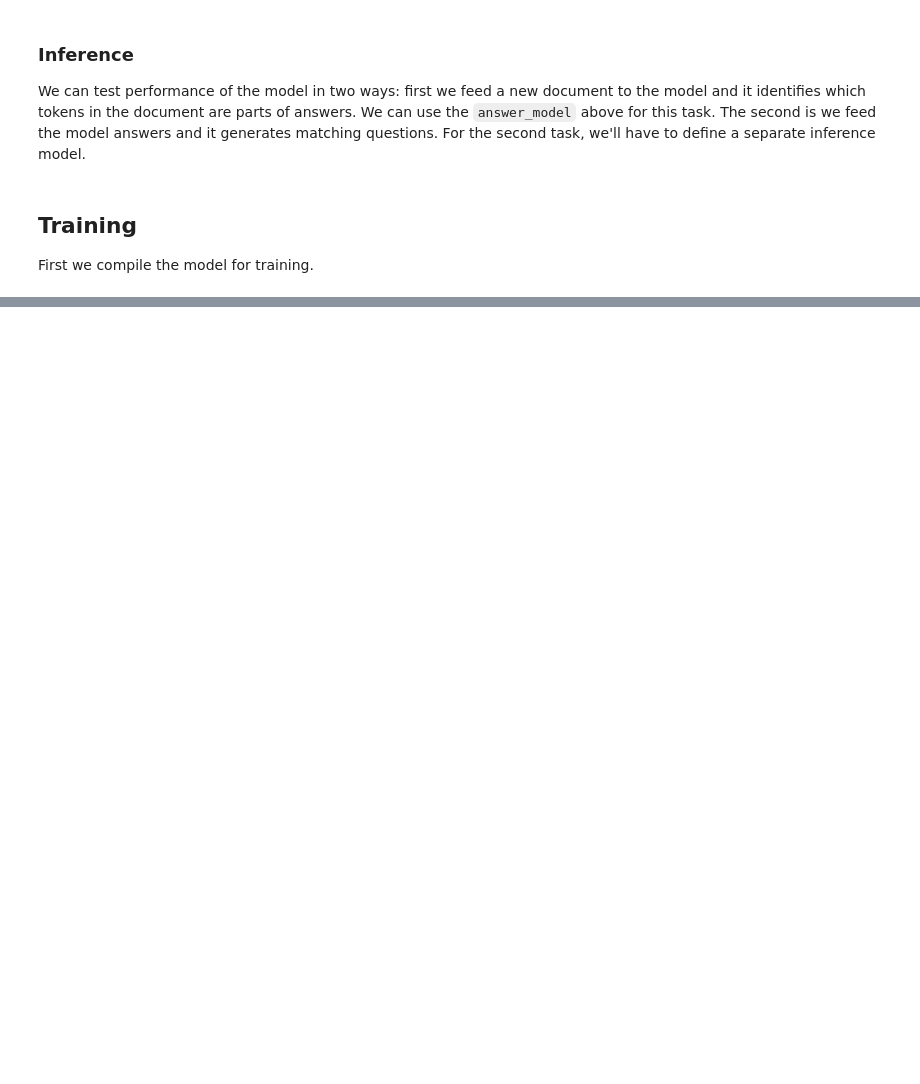
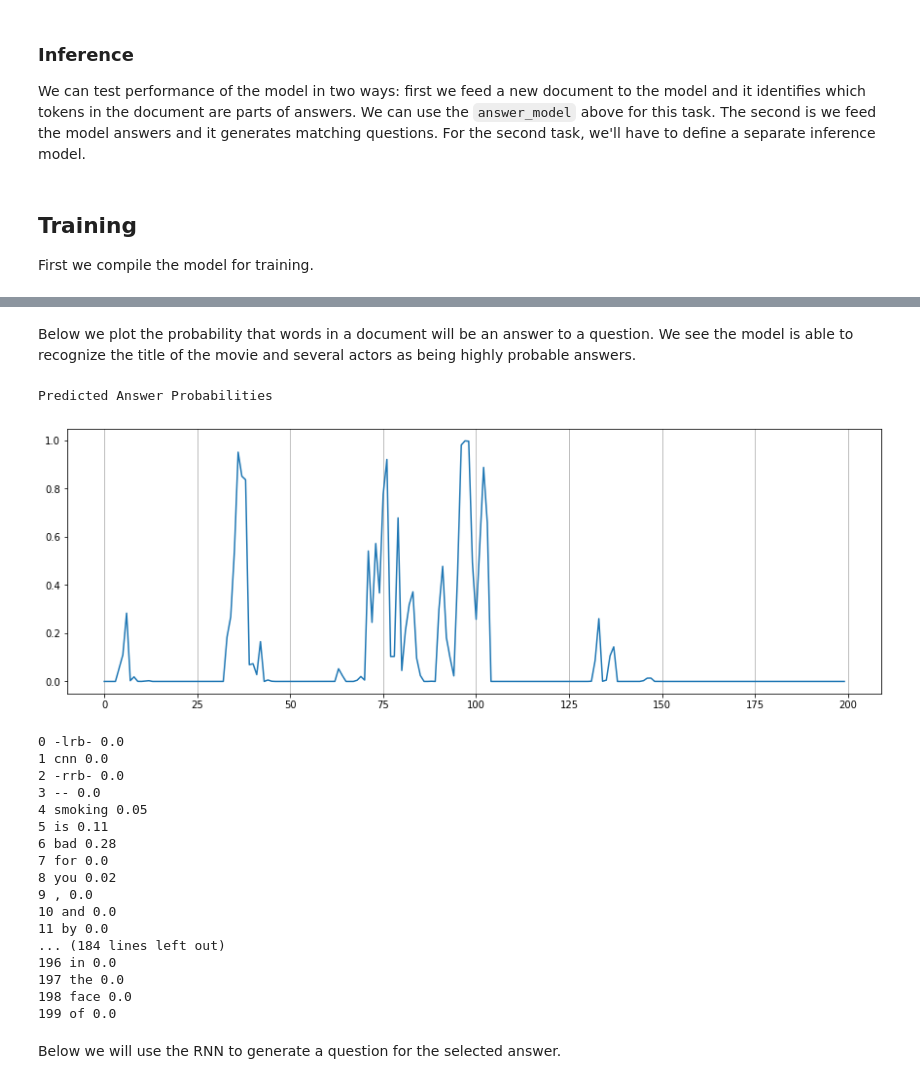
Before and after one commit to DCtheTall/generative-deep-learning, a Jupyter notebook: 6-write/QAGenerator.ipynb, the cells around one changed output, grey strips where cells are left out. Saved outputs shown, nothing was run; the diff lists cells and outputs as text; code cells hidden in the pictures; blank space fills up the shorter version.

Commit message:
finish QA generator model

```diff
--- a/6-write/QAGenerator.ipynb
+++ b/6-write/QAGenerator.ipynb
@@ -530,0 +531,65 @@ for epoch in range(initial_epoch + 1, EPOCHS + 1):
+# %%
+def collapse_documents(batch):
+  """Collapse the documents down to 200 tokens."""
+  seen_ids = set()
+  keep = []
+
+  for i in range(batch['size']):
+    id = batch['document_ids'][i]
+    if id in seen_ids:
+      continue
+    seen_ids.add(id)
+    keep.append(i)
+
+  result = {}
+  for k, v in batch.items():
+    if k == 'size':
+      result[k] = len(keep)
+    elif isinstance(v, np.ndarray):
+      result[k] = v[keep]
+    else:
+      result[k] = [v[i] for i in keep]
+  return result
+# %%
+X_test = test_data()
+batch = next(X_test)
+batch = collapse_documents(batch)
+# %% [markdown]
+Below we plot the probability that words in a document will be an answer to a question. We see the model is able to recognize the title of the movie and several actors as being highly probable answers.
+# %%
+import matplotlib.pyplot as plt
+
+plt.figure(figsize=(15,5))
+idx = 0
+
+total_model.load_weights(weights_dir + 'weights_500.hdf5')
+answer_preds = answer_model.predict(batch['document_tokens'])
+
+print('Predicted Answer Probabilities')
+ax = plt.gca()
+ax.xaxis.grid(True)
+plt.plot(answer_preds[idx, :, 1])
+plt.show()
+
+for i, doc_words in enumerate(batch['document_words'][idx]):
+    print(i, doc_words, np.round(answer_preds[idx][i][1],2))
+# %% [output]
+Predicted Answer Probabilities
+[figure, added]
+0 -lrb- 0.0
+1 cnn 0.0
+2 -rrb- 0.0
+3 -- 0.0
+4 smoking 0.05
+5 is 0.11
+6 bad 0.28
+7 for 0.0
+8 you 0.02
+9 , 0.0
+10 and 0.0
+11 by 0.0
+... (184 lines left out)
+196 in 0.0
+197 the 0.0
+198 face 0.0
+199 of 0.0
@@ -530,0 +635,2 @@ for epoch in range(initial_epoch + 1, EPOCHS + 1):
+# %% [markdown]
+Below we will use the RNN to generate a question for the selected answer.
```
Also changed, not shown: parts of 11 cells of this notebook.
